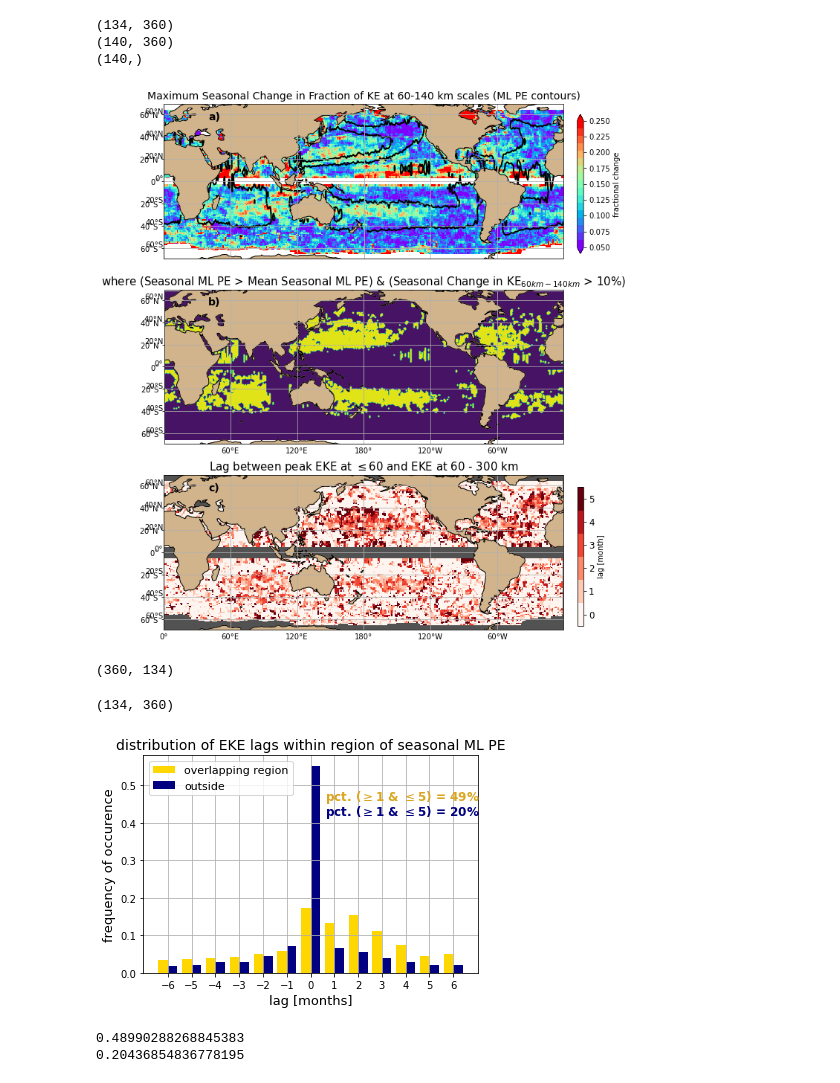
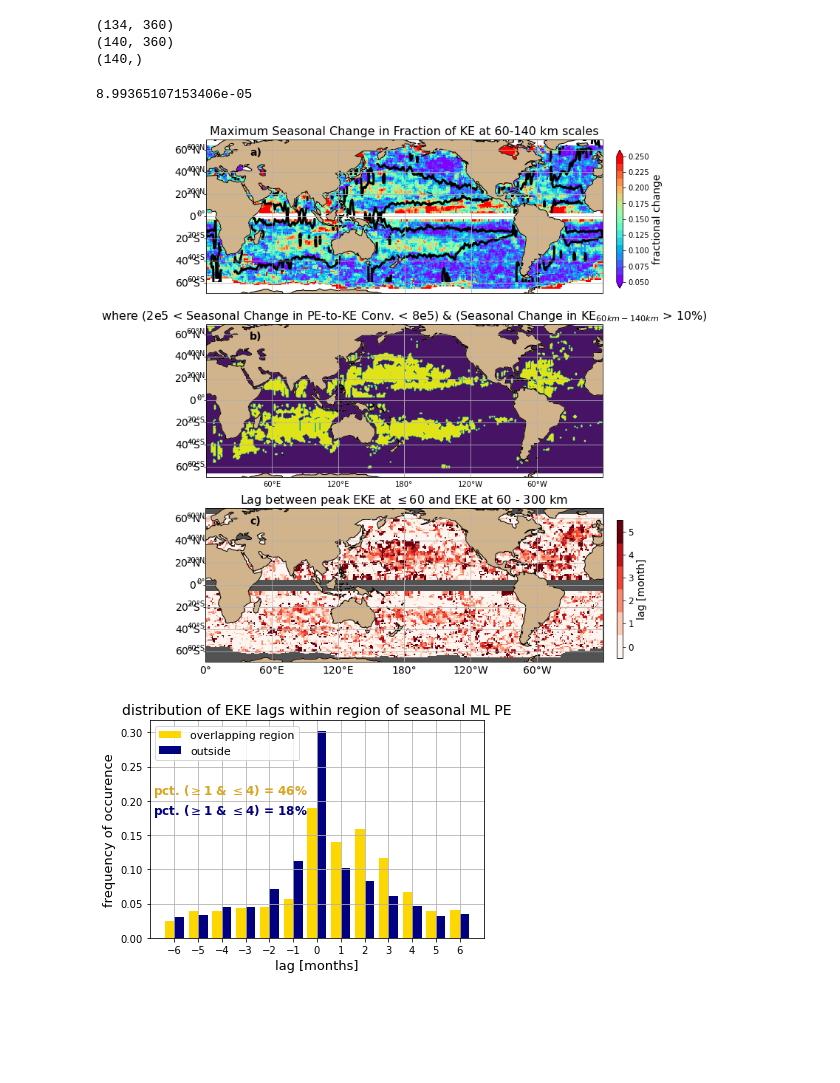
Before and after one commit to jakesteinberg/CPT, a Jupyter notebook: global_along_track_synthesis.ipynb, the cells around one changed output. Drawn from its saved outputs; the diff is of its cells as text; code cells hidden in the pictures; blank space fills up the shorter version.

```diff
--- a/global_along_track_synthesis.ipynb
+++ b/global_along_track_synthesis.ipynb
@@ -32,12 +32,12 @@ coarsening_factors = j2_filtered.filter_fac.filter_fac.data
 s_i = j2_filtered['month_bins'].data
 # %%
 # load climatology
-f_argo_pe = '/Users/jakesteinberg/Documents/CPT/Argo/Argo_PE_APE.nc'
+f_argo_pe = '/Users/jakesteinberg/Documents/CPT/Argo/Argo_PE_APEConversion3.nc'
 argo_pe = xr.open_dataset(f_argo_pe)
 pe_lon = argo_pe.lon.longitude.data
 pe_lat = argo_pe.lat.latitude.data
 pe = argo_pe['pe'].data
-ape_rate = argo_pe['ape_rate'].data
+pe_rate = argo_pe['ape_rate'].data
 # %%
 # global parameters/fields
 hor_grid_spacing = 20.0
@@ -838,13 +833,14 @@ IndexError: tuple index out of range
 [ii, ai, bi] = np.intersect1d(pe_lat,lat_bin_c[1:-1],return_indices=True)
 # %%
 # need to shift/re-set longitudes
-mean_pe = pe_smooth
+mean_pe = max_ape_smooth # pe_smooth
 r1 = np.where(pe_lon > 360)[0]
 pe_ra = np.concatenate((mean_pe[:,r1], mean_pe[:,0:r1[0]]),axis=1)
 # %%
 # win_m_sum_80_160 = np.transpose(mean_mfwin_mask0[:,0:-1] - mean_mfsum_mask0[:,0:-1])
 win_m_sum_80_160 = np.transpose(eke_small_smooth) # np.transpose(mean_mf_bm_mask0)
-overlap_x,overlap_y = np.where((pe_ra[ai,:]>np.nanmean(pe_ra)) & (np.abs(win_m_sum_80_160[bi,:]) > 0.11))
+# overlap_x,overlap_y = np.where((pe_ra[ai,:]>np.nanmean(pe_ra)) & (np.abs(win_m_sum_80_160[bi,:]) > 0.11))
+overlap_x,overlap_y = np.where((pe_ra[ai,:]>0.00002) & (pe_ra[ai,:]<0.00008) & (np.abs(win_m_sum_80_160[bi,:]) > 0.11))
 test_m = np.zeros(np.shape(win_m_sum_80_160[bi,:]))
 for i in range(len(overlap_x)):
     test_m[overlap_x[i],overlap_y[i]] = 1
@@ -856,6 +852,10 @@ print(np.shape(lat_bin_c))
 (134, 360)
 (140, 360)
 (140,)
+# %%
+np.nanmean(max_ape_smooth)
+# %% [output]
+8.99365107153406e-05
 # %%
 f, (ax0,ax,ax2) = plt.subplots(3,1,figsize=(12,13), subplot_kw={'projection':ccrs.PlateCarree(central_longitude=180)})
 # EKE & PE
@@ -864,14 +864,17 @@ lat_xr = np.where((lat_bins[1:-1] > lat_s) & (lat_bins[1:-1] < lat_n))[0]
 cmap_sea = plt.get_cmap('plasma',13)
 axp=mfmaxmin_xr.isel(longitude=lon_xr, latitude=lat_xr).plot(ax=ax0,transform=ccrs.PlateCarree(), \
                                                       vmin=0.05, vmax=0.25, cmap=plt.get_cmap('rainbow',17), zorder=0, add_colorbar=False) # -0.425
-ax0.contour(pe_lon,pe_lat,pe_smooth,levels=[7500, 15000],linewidths=2,zorder=2,transform=ccrs.PlateCarree(),colors='k')
+ax0.contour(pe_lon,pe_lat,max_ape_smooth,levels=[0.00002,0.00008], \
+            linewidths=3,zorder=2,transform=ccrs.PlateCarree(),colors='k')
+# ax0.contour(pe_lon,pe_lat,pe_smooth,levels=[7500, 15000],linewidths=2,zorder=2,transform=ccrs.PlateCarree(),colors='k')
 ax0.add_feature(cartopy.feature.LAND, color='#D2B48C',zorder=1)
 ax0.coastlines()
 cbpos = [0.845, 0.665, 0.01, 0.2]
 cax = f.add_axes(cbpos)
-cb = f.colorbar(axp, cax=cax, orientation='vertical', extend='both', label='fractional change')
+cb = f.colorbar(axp, cax=cax, orientation='vertical', extend='both')
+cb.set_label(label='fractional change', fontsize=14)
 ax0.set_ylim([np.nanmin(lat_bin_c), np.nanmax(lat_bin_c)])
-ax0.set_title('Maximum Seasonal Change in Fraction of KE at 60-140 km scales (ML PE contours)', fontsize=14)
+ax0.set_title('Maximum Seasonal Change in Fraction of KE at 60-140 km scales', fontsize=16)
 gl = ax0.gridlines(draw_labels=True)
 gl.xlabels_top = False
 gl.xlabels_bottom = False
@@ -879,8 +882,10 @@ gl.xlabels_bottom = False
 # OVERLAP
 ax.contourf(lon_bin_c,lat_bin_c[bi], test_m,levels=np.arange(0,1.1,0.1),transform=ccrs.PlateCarree())
 ax.add_feature(cartopy.feature.LAND, color='#D2B48C',zorder=1)
-ax.set_title(r'where (Seasonal ML PE > Mean Seasonal ML PE) & (Seasonal Change in KE$_{60km-140km}$ > 10%)',\
-             fontsize=15)
+# ax.set_title(r'where (Seasonal ML PE > Mean Seasonal ML PE) & (Seasonal Change in KE$_{60km-140km}$ > 10%)',\
+#              fontsize=15)
+ax.set_title(r'where (2e5 < Seasonal Change in PE-to-KE Conv. < 8e5) & (Seasonal Change in KE$_{60km-140km}$ > 10%)',\
+             fontsize=16)
 ax.coastlines()
 ax.set_ylim([np.nanmin(lat_bin_c), np.nanmax(lat_bin_c)])
 gl = ax.gridlines(draw_labels=True)
@@ -899,7 +904,7 @@ mol_xr.isel(longitude=lon_xr, latitude=lat_xr_s).plot(ax=ax2,transform=ccrs.Plat
 # ax2.contour(lon_bin_c,lat_bin_c[bi], test_m,levels=[1],transform=ccrs.PlateCarree(),color='k',linewidths=1)
 # ax2.set_title('lag (peak month difference between EKE$_{<60km}$ and EKE$_{60-300km}$)', fontsize=15)
 ax2.set_title('Lag between peak EKE at $\leq$' + str(np.int(coarsening_factors[scale1][0]*hor_grid_spacing)) + \
-              ' and EKE at ' + str(np.int(coarsening_factors[scale1][0]*hor_grid_spacing)) + ' - ' + str(np.int(coarsening_factors[scale2][0]*hor_grid_spacing)) + ' km', fontsize=15)
+              ' and EKE at ' + str(np.int(coarsening_factors[scale1][0]*hor_grid_spacing)) + ' - ' + str(np.int(coarsening_factors[scale2][0]*hor_grid_spacing)) + ' km', fontsize=16)
 ax2.set_xlabel('Longitude [$^{\circ}$]',fontsize=14)
 ax2.set_ylabel('Latitude [$^{\circ}$]',fontsize=14)
 ax2.add_feature(cartopy.feature.LAND, color='#D2B48C',zorder=1)
@@ -909,7 +914,8 @@ gl = ax2.gridlines(draw_labels=True)
 gl.xlabels_top = False
 cbpos = [0.845, 0.13, 0.01, 0.2]
 cax = f.add_axes(cbpos)
-cb = f.colorbar(lag_map, cax=cax, orientation='vertical', label='lag [month]', ticks=np.arange(0,7)+.5)
+cb = f.colorbar(lag_map, cax=cax, orientation='vertical', ticks=np.arange(0,7)+.5)
+cb.set_label(label='lag [month]', fontsize=14)
 cb.ax.set_yticklabels([0, 1, 2, 3, 4, 5, 6], fontsize=12)
 ibc = '#525252'
 ax2.set_facecolor(ibc)
@@ -931,50 +937,49 @@ data_coords = {'latitude': lat_bin_c[bi], 'longitude': lon_bin_c}
 
 # import matplotlib as mpl
 # cmap = plt.cm.Blues  # define the colormap
 # cmaplist = [cmap(i) for i in range(cmap.N)]
 # cmap = mpl.colors.LinearSegmentedColormap.from_list('Custom cmap', cmaplist, cmap.N)
 # norm = mpl.colors.BoundaryNorm(np.arange(0,7), cmap.N)
 # cb = f.colorbar(pel, cax=cax, orientation='vertical', label='lag [month]', ticks=np.arange(-1,7)+.5)
 # cb.ax.set_yticklabels([-1, 0, 1, 2, 3, 4, 5, 6], fontsize=12)
 # ax3.set_ylim([np.nanmin(lat_bin_c), np.nanmax(lat_bin_c)])
 # gl = ax3.gridlines(draw_labels=True)
 # gl.xlabels_top = False
 # ibc = '#525252'
 # ax3.set_facecolor(ibc)
 
 
 ax0.text(40, 55, 'a)', fontsize=14, fontweight='bold', transform=ccrs.PlateCarree())
 ax.text(40, 55, 'b)', fontsize=14, fontweight='bold', transform=ccrs.PlateCarree())
 ax2.text(40, 55, 'c)', fontsize=14, fontweight='bold', transform=ccrs.PlateCarree())
 # ax3.text(40, 55, 'd)', fontsize=13, fontweight='bold', transform=ccrs.PlateCarree())
 ax0.set_yticks([-60, -40, -20, 0, 20, 40, 60])
-ax0.set_yticklabels(['60$^{\circ}$S', '40$^{\circ}$S', '20$^{\circ}$S', '0$^{\circ}$', '20$^{\circ}$N', '40$^{\circ}$N', '60$^{\circ}$N'])
+ax0.set_yticklabels(['60$^{\circ}$S', '40$^{\circ}$S', '20$^{\circ}$S', '0$^{\circ}$', '20$^{\circ}$N', '40$^{\circ}$N', '60$^{\circ}$N'],fontsize=14)
 ax.set_yticks([-60, -40, -20, 0, 20, 40, 60])
-ax.set_yticklabels(['60$^{\circ}$S', '40$^{\circ}$S', '20$^{\circ}$S', '0$^{\circ}$', '20$^{\circ}$N', '40$^{\circ}$N', '60$^{\circ}$N'])
+ax.set_yticklabels(['60$^{\circ}$S', '40$^{\circ}$S', '20$^{\circ}$S', '0$^{\circ}$', '20$^{\circ}$N', '40$^{\circ}$N', '60$^{\circ}$N'],fontsize=14)
 ax2.set_yticks([-60, -40, -20, 0, 20, 40, 60])
-ax2.set_yticklabels(['60$^{\circ}$S', '40$^{\circ}$S', '20$^{\circ}$S', '0$^{\circ}$', '20$^{\circ}$N', '40$^{\circ}$N', '60$^{\circ}$N'])
+ax2.set_yticklabels(['60$^{\circ}$S', '40$^{\circ}$S', '20$^{\circ}$S', '0$^{\circ}$', '20$^{\circ}$N', '40$^{\circ}$N', '60$^{\circ}$N'],fontsize=14)
 # ax3.set_yticks([-60, -40, -20, 0, 20, 40, 60])
 # ax3.set_yticklabels(['60$^{\circ}$S', '40$^{\circ}$S', '20$^{\circ}$S', '0$^{\circ}$', '20$^{\circ}$N', '40$^{\circ}$N', '60$^{\circ}$N'])
 ax0.set_ylabel('')
 ax.set_ylabel('')
 ax2.set_ylabel('')
+gl.xlabel_style = {'fontsize': 14}
 # ax3.set_ylabel('')
 
-f.savefig('/Users/jakesteinberg/Desktop/cpt_manuscript_figures/r2/region_overlap_4.jpg', dpi=500)
+f.savefig('/Users/jakesteinberg/Desktop/cpt_manuscript_figures/r2/region_overlap_apeRate.jpg', dpi=500)
 # %% [output]
-[figure, old version]
+[figure, new version]
-# %%
-print(np.shape(mo_lag_ref[:,bi]))
-np.shape(pe_eke_lag)
-# %% [output]
-(360, 134)
-(134, 360)
 # %%
 pe_lag_list = []
 lag_list = []
 outside_list = []
 mo_lag_trim = np.transpose(mo_lag_ref[:,bi].copy())
-mo_lag_trim[np.isnan(mo_lag_trim)] = 0
+# -- if desired, remove near equator values
+# lat_eq = np.where((pe_lat[bi] > -10) & (pe_lat[bi] < 10))[0]
+# mo_lag_trim[:, lat_eq] = np.nan
+# -- decide on what to do with nans
+# mo_lag_trim[np.isnan(mo_lag_trim)] = 0
 for i in range(len(overlap_x)):
     lag_list.append(mo_lag_trim[overlap_x[i],overlap_y[i]])
     pe_lag_list.append(pe_eke_lag[overlap_x[i], overlap_y[i]])
@@ -998,14 +1003,11 @@ ax.grid()
 ax.set_xlabel('lag [months]',fontsize=13)
 ax.set_ylabel('frequency of occurence',fontsize=13)
 ax.set_title('distribution of EKE lags within region of seasonal ML PE',fontsize=14)
-ax.text(0.6,.46,'pct. ($\geq$1 & $\leq$5) = 49%',fontsize=12, color='#DAA520', fontweight='bold')
-ax.text(0.6,.42,'pct. ($\geq$1 & $\leq$5) = 20%',fontsize=12, color='#000080', fontweight='bold')
-f.savefig('/Users/jakesteinberg/Desktop/cpt_manuscript_figures/r2/pct_lag_in_pe_regions.jpg', dpi=500)
+in_lags = len(np.where((np.array([lag_list]) >= 1) & (np.array([lag_list]) <= 4))[0])/len(lag_list) # np.sum(~np.isnan(lag_list)) #
+out_lags = len(np.where((np.array([outside_list]) >= 1) & (np.array([outside_list]) <= 4))[0])/len(outside_list)
+ax.text(-6.9,.21,'pct. ($\geq$1 & $\leq$4) = ' + str(np.int(np.round(in_lags*100,0))) + '%',fontsize=12, color='#DAA520', fontweight='bold')
+ax.text(-6.9,.18,'pct. ($\geq$1 & $\leq$4) = ' + str(np.int(np.round(out_lags*100,0))) + '%',fontsize=12, color='#000080', fontweight='bold')
+
+f.savefig('/Users/jakesteinberg/Desktop/cpt_manuscript_figures/r2/pct_lag_in_pe_regions_apeRate.jpg', dpi=500)
 # %% [output]
-[figure, old version]
+[figure, new version]
-# %%
-print(len(np.where((np.array([lag_list]) >= 1) & (np.array([lag_list]) <= 5))[0])/len(lag_list))
-print(len(np.where((np.array([outside_list]) >= 1) & (np.array([outside_list]) <= 5))[0])/len(outside_list))
-# %% [output]
-0.48990288268845383
-0.20436854836778195
```
Also changed, not shown: parts of 10 cells of this notebook.
